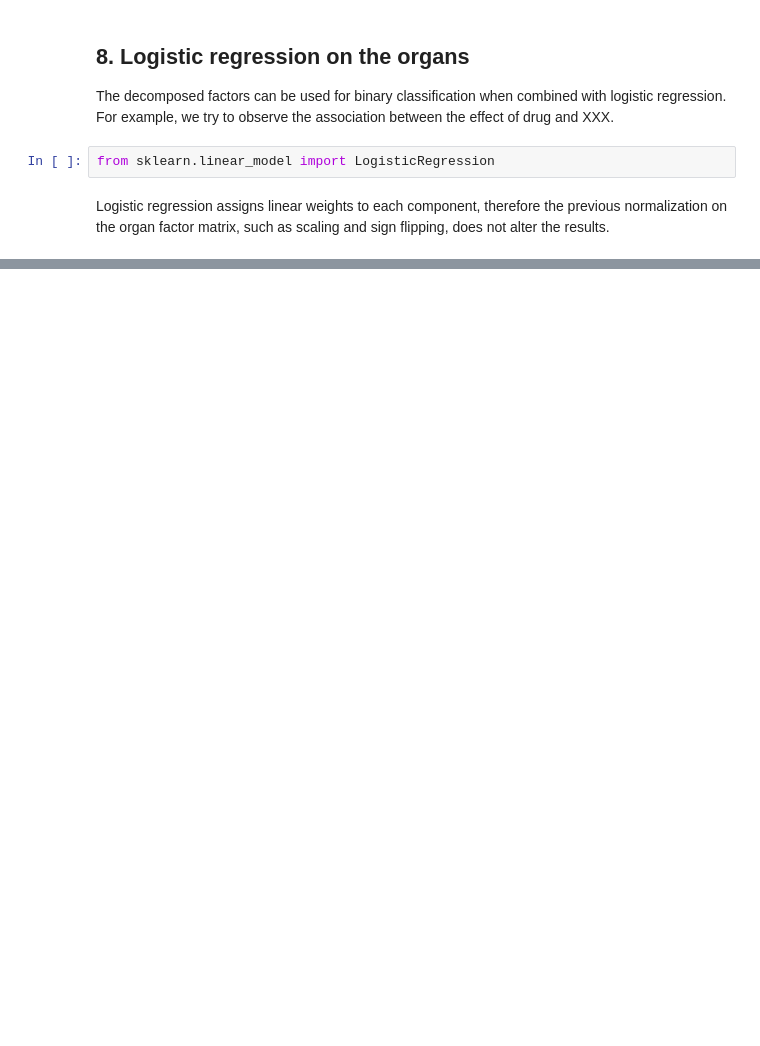
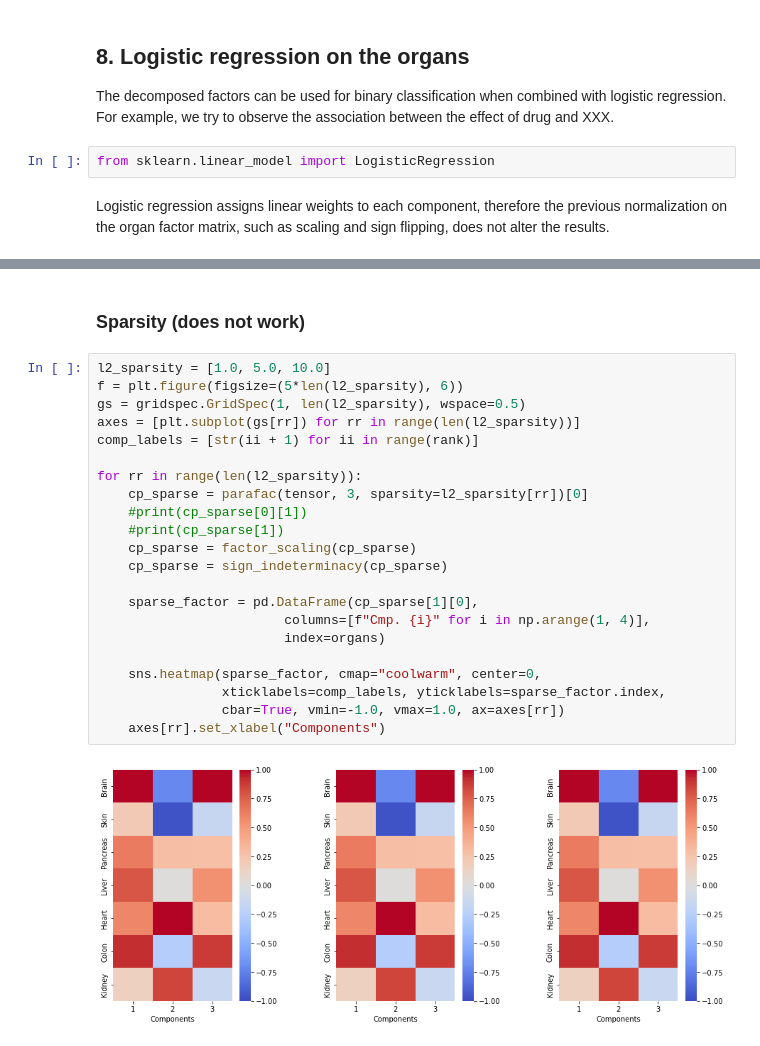
Before and after one commit to meyer-lab/tensor_review, a Jupyter notebook: The structure is the message - preserving experimental context through tensor decomposition.ipynb, the cells around one changed output, grey strips where cells are left out. Cells and saved outputs as stored; diff of their text form; blank space fills up the shorter version.

```diff
--- a/The structure is the message - preserving experimental context through tensor decomposition.ipynb
+++ b/The structure is the message - preserving experimental context through tensor decomposition.ipynb
@@ -462,0 +485,26 @@ cp[1][0][:, [0,1]]
+# %% [markdown]
+### Sparsity (does not work)
+# %%
+l2_sparsity = [1.0, 5.0, 10.0]
+f = plt.figure(figsize=(5*len(l2_sparsity), 6))
+gs = gridspec.GridSpec(1, len(l2_sparsity), wspace=0.5)
+axes = [plt.subplot(gs[rr]) for rr in range(len(l2_sparsity))]
+comp_labels = [str(ii + 1) for ii in range(rank)]
+
+for rr in range(len(l2_sparsity)):
+    cp_sparse = parafac(tensor, 3, sparsity=l2_sparsity[rr])[0]
+    #print(cp_sparse[0][1])
+    #print(cp_sparse[1])
+    cp_sparse = factor_scaling(cp_sparse)
+    cp_sparse = sign_indeterminacy(cp_sparse)
+
+    sparse_factor = pd.DataFrame(cp_sparse[1][0],
+                        columns=[f"Cmp. {i}" for i in np.arange(1, 4)],
+                        index=organs)
+
+    sns.heatmap(sparse_factor, cmap="coolwarm", center=0,
+                xticklabels=comp_labels, yticklabels=sparse_factor.index,
+                cbar=True, vmin=-1.0, vmax=1.0, ax=axes[rr])
+    axes[rr].set_xlabel("Components")
+# %% [output]
+[figure, added]
```
Also changed, not shown: parts of 22 cells of this notebook, 1 other file.
